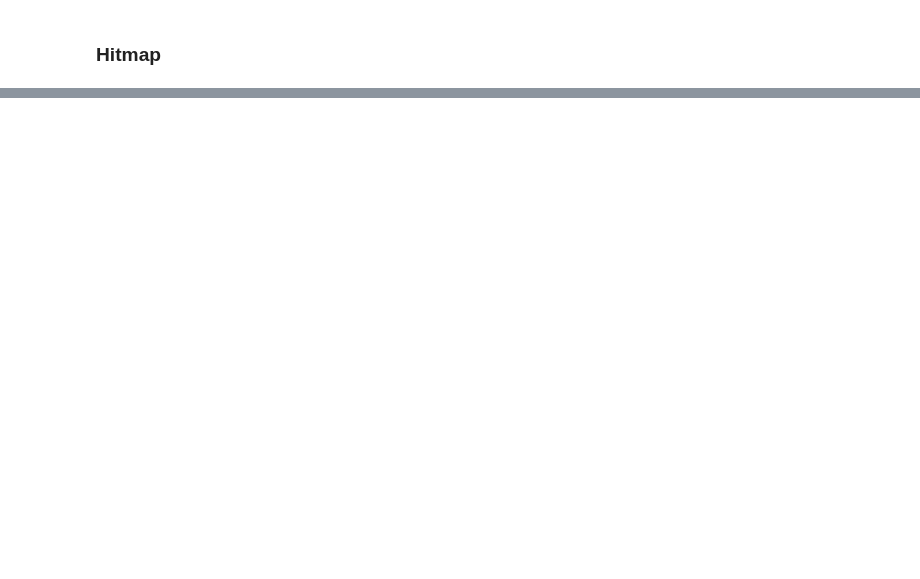
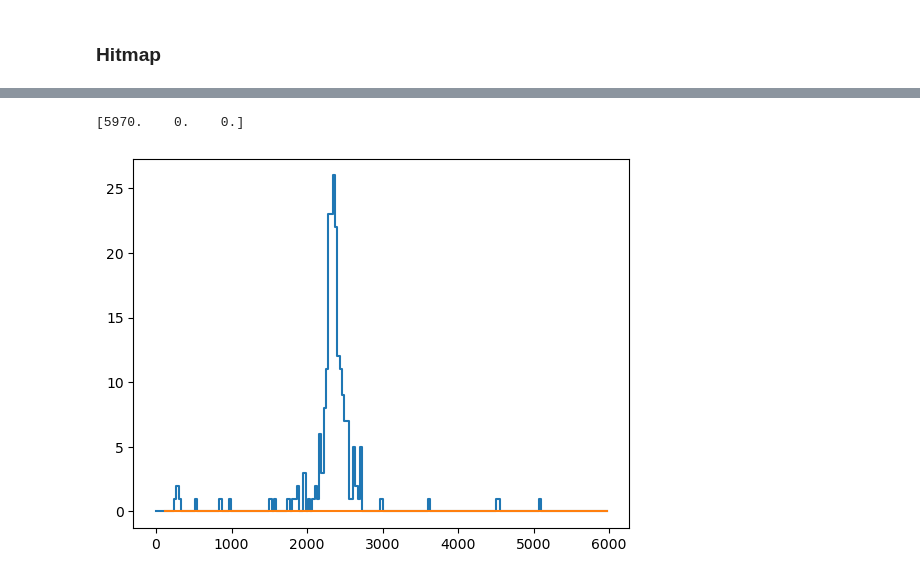
Before and after one commit to slsdetectorgroup/aare-notebooks, a Jupyter notebook: 13-ClusterFinderMT_with_Moench05.ipynb, the cells around one changed output, grey strips where cells are left out. Cells and saved outputs as stored; diff of their text form; code cells hidden in the pictures; blank space fills up the shorter version.

```diff
--- a/13-ClusterFinderMT_with_Moench05.ipynb
+++ b/13-ClusterFinderMT_with_Moench05.ipynb
@@ -200,0 +206,13 @@ print(img.shape)
+# %%
+from aare import fit_gaus, gaus
+y = histogram_data[100,100,:]
+xx = np.linspace(x[0], x[-1])
+fig, ax = plt.subplots()
+ax.step(x, y, where = 'post')
+
+par = fit_gaus(x, y)
+ax.plot(xx, gaus(xx,par))
+print(par)
+# %% [output]
+[5970.    0.    0.]
+[figure, added]
```
Also changed, not shown: parts of 9 cells of this notebook, 4 other files.
